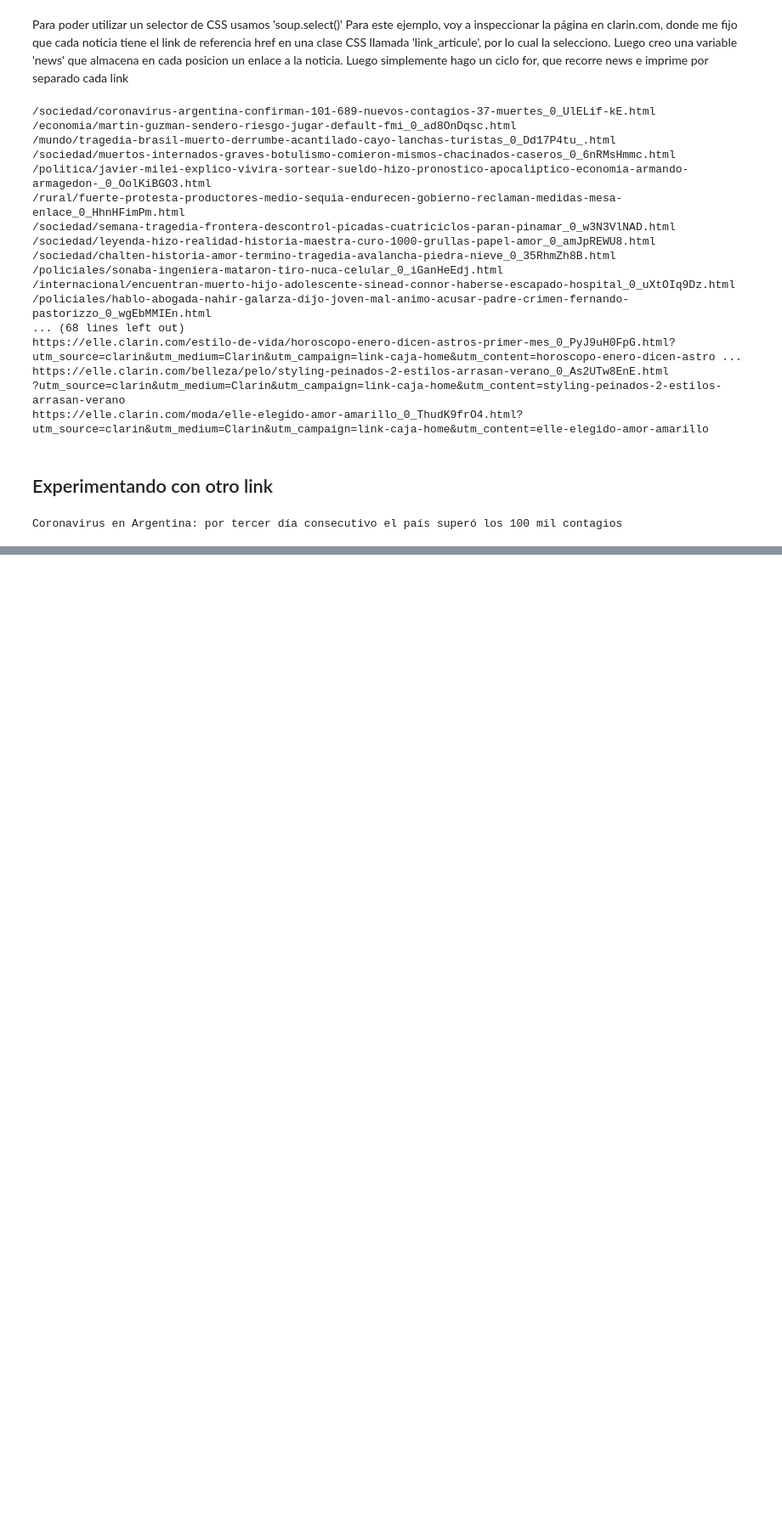
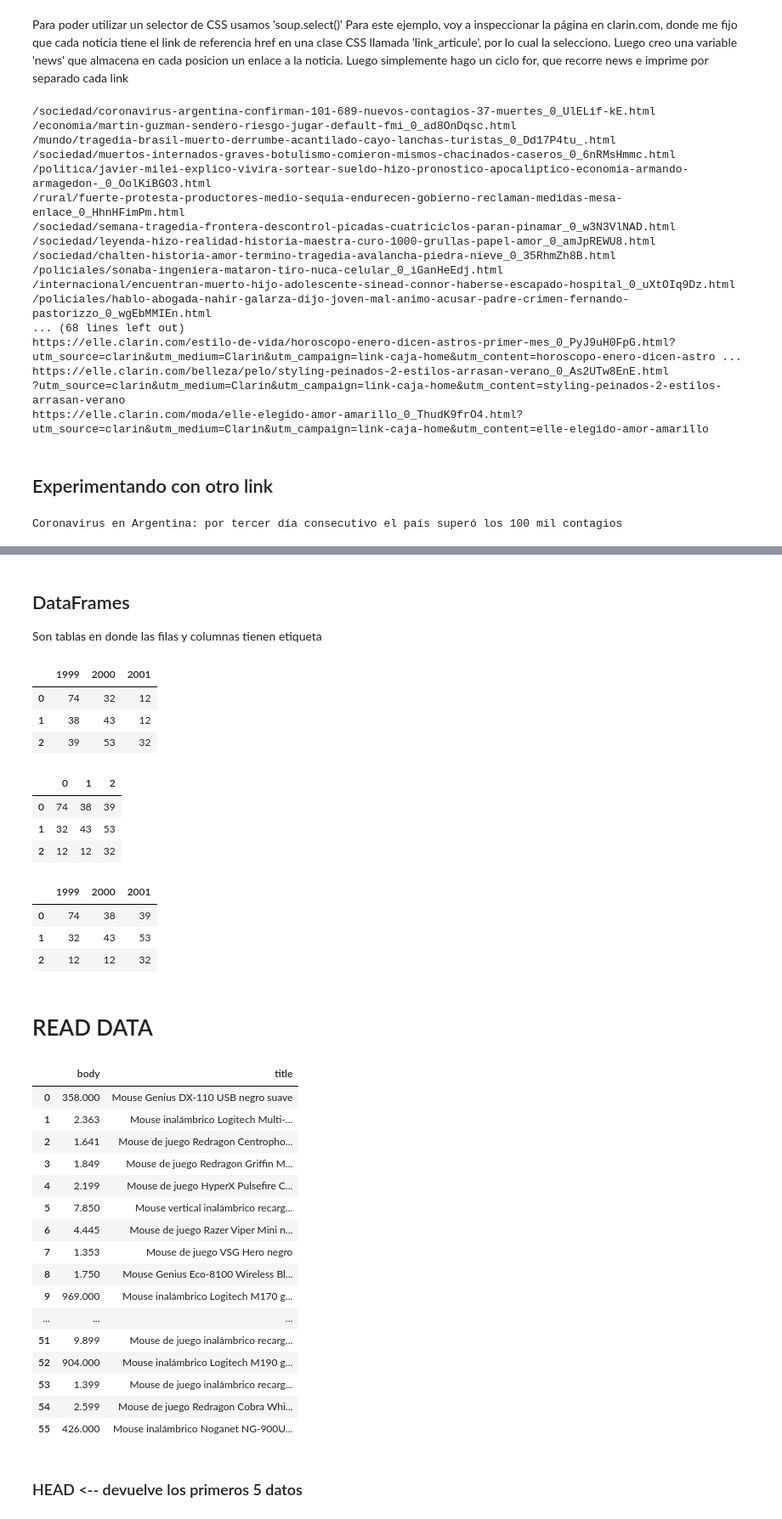
Before and after one commit to AFE99/ETL, a Jupyter notebook: Scrapping.ipynb, the cells around one changed output, grey strips where cells are left out. Shown: that part at 85% size. Drawn from its saved outputs; the diff is of its cells as text; code cells hidden in the pictures; blank space fills up the shorter version.

```diff
--- a/Scrapping.ipynb
+++ b/Scrapping.ipynb
@@ -111,0 +138,60 @@ Coronavirus en Argentina: por tercer día consecutivo el país superó los 100 m
+# %% [markdown]
+## DataFrames
+Son tablas en donde las filas y columnas tienen etiqueta
+# %%
+df_test = pd.DataFrame({1999: [74, 38, 39],
+                       2000: [32, 43, 53],
+                        2001: [12, 12, 32]
+                       })
+df_test
+# %% [output]
+|  | 1999 | 2000 | 2001 |
+| 0 | 74 | 32 | 12 |
+| 1 | 38 | 43 | 12 |
+| 2 | 39 | 53 | 32 |
+# %%
+df_test2 = pd.DataFrame([[74, 38, 39],
+                       [32, 43, 53],
+                       [12, 12, 32]])
+df_test2
+# %% [output]
+|  | 0 | 1 | 2 |
+| 0 | 74 | 38 | 39 |
+| 1 | 32 | 43 | 53 |
+| 2 | 12 | 12 | 32 |
+# %%
+df_test3 = pd.DataFrame([[74, 38, 39],
+                       [32, 43, 53],
+                       [12, 12, 32]], columns=[1999,2000,2001])
+df_test3
+# %% [output]
+|  | 1999 | 2000 | 2001 |
+| 0 | 74 | 38 | 39 |
+| 1 | 32 | 43 | 53 |
+| 2 | 12 | 12 | 32 |
+# %% [markdown]
+# READ DATA
+# %%
+mouseml = pd.read_csv('./web_scrapper/mouseml_2022_01_18_articles.csv')
+
+mouseml
+# %% [output]
+|  | body | title |
+| 0 | 358.000 | Mouse Genius DX-110 USB negro suave |
+| 1 | 2.363 | Mouse inalámbrico Logitech Multi-... |
+| 2 | 1.641 | Mouse de juego Redragon Centropho... |
+| 3 | 1.849 | Mouse de juego Redragon Griffin M... |
+| 4 | 2.199 | Mouse de juego HyperX Pulsefire C... |
+| 5 | 7.850 | Mouse vertical inalámbrico recarg... |
+| 6 | 4.445 | Mouse de juego Razer Viper Mini n... |
+| 7 | 1.353 | Mouse de juego VSG Hero negro |
+| 8 | 1.750 | Mouse Genius Eco-8100 Wireless Bl... |
+| 9 | 969.000 | Mouse inalámbrico Logitech M170 g... |
+| ... | ... | ... |
+| 51 | 9.899 | Mouse de juego inalámbrico recarg... |
+| 52 | 904.000 | Mouse inalámbrico Logitech M190 g... |
+| 53 | 1.399 | Mouse de juego inalámbrico recarg... |
+| 54 | 2.599 | Mouse de juego Redragon Cobra Whi... |
+| 55 | 426.000 | Mouse inalámbrico Noganet NG-900U... |
+# %% [markdown]
+### HEAD <-- devuelve los primeros 5 datos
```
Also changed, not shown: parts of 29 cells of this notebook.
